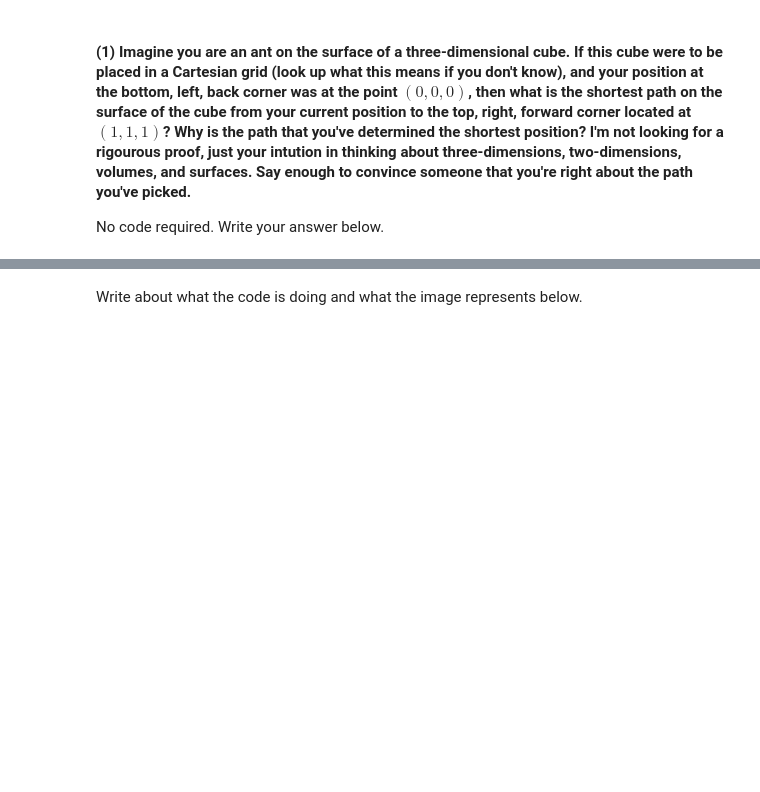
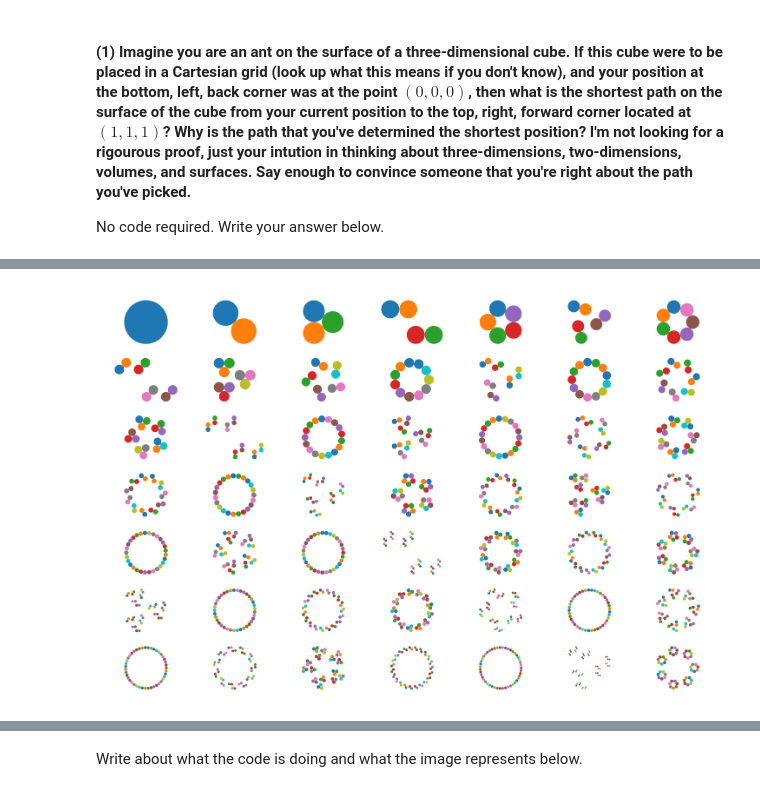
Before and after one commit to shak360/Lab-Training, a Jupyter notebook: Module_2_Python-ML/Assignment_2/MASTER/Assignment_2.ipynb, the cells around one changed output, grey strips where cells are left out. Saved outputs shown, nothing was run; the diff lists cells and outputs as text; code cells hidden in the pictures; blank space fills up the shorter version.

```diff
--- a/Module_2_Python-ML/Assignment_2/MASTER/Assignment_2.ipynb
+++ b/Module_2_Python-ML/Assignment_2/MASTER/Assignment_2.ipynb
@@ -34 +45,44 @@ Most importantly, your changes _MUST NOT_ change the output of the code. Use the
+# %%
+### DON"T EDIT THIS CODE ###
+import matplotlib.pyplot as pl
+%matplotlib inline
+import numpy as n
+
+def F(i):
+    m=i
+    j=2
+    while j<=i/j:
+        if i%j==0:
+            m=j
+            i/=j
+        else:
+            j+=1
+    if m<i:
+        m=i
+    return int(m)
+
+def P(i,x,u):
+    b = n.linspace(0,2*n.pi)
+    if i<2:
+        s = n.linalg.norm(u)
+        pl.fill(x[0]+s*n.cos(b), x[1]+s*n.sin(b))
+    else:
+        m=F(i)
+        a=n.pi/m/2
+        R=n.array([[n.cos(a), -1*n.sin(a)],[n.sin(a), n.cos(a)]])
+        p=R@u
+        for j in range(m):
+            P(i/m, x+p/2, (n.sin(a*2)/2)*p)
+            p=n.linalg.matrix_power(R,4)@p
+
+pl.figure(dpi=300)
+for i in range(49):
+    pl.subplot(7,7,i+1)
+    pl.axis('equal')
+    pl.axis('off')
+    P(i+1, [0,0], [0,1])
+pl.show()
+### DON"T EDIT THIS CODE ###
+# %% [output]
+[figure, added]
 # %%
```
Also changed, not shown: parts of 18 cells of this notebook.
